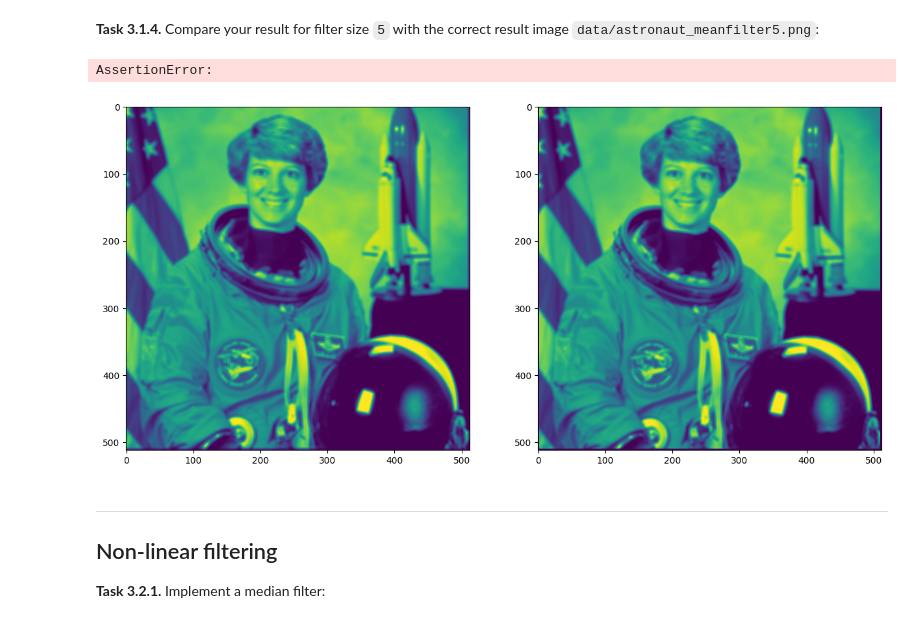
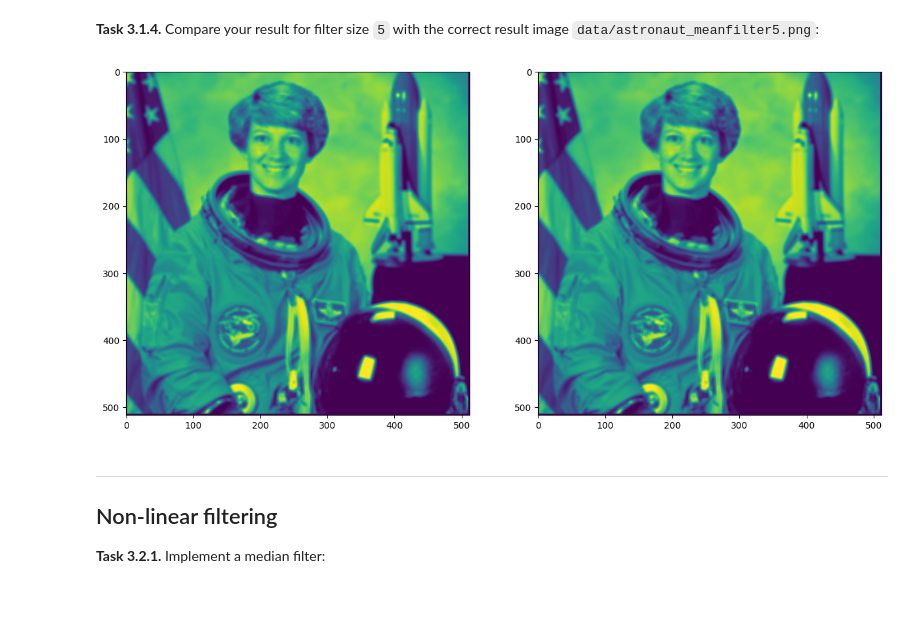
Before and after one commit to Laila-2345/mobi-fs3-python, a Jupyter notebook: task3.ipynb, the cells around one changed output. Cells and saved outputs as stored; diff of their text form; code cells hidden in the pictures.

Commit message:
task 3 correctment border

```diff
--- a/task3.ipynb
+++ b/task3.ipynb
@@ -25,17 +25,18 @@ def meanfilter(img, size):
     img_mean_copy = img.copy()
     for p in np.ndindex(img.shape):      # any pixel in image
         neighborhood_sum = 0
-        y, x = p                     # pixel extraction
-        # wth#ä##wwwwwwwteeeeeeeeeeeeeeeedddeerhaergarddddeeeddddddd
-        for q in np.ndindex(size, size):     # pixel in neighborhood
-            qy = y + q[0] - n               # rows within neighborhood = p + row? - n (half image border) -> q[] von 0 bis 2
-            qx = x + q[1] - n
+        y, x = p        # pixel extraction
+        if n <= p[0] < img.shape[0]-n and n <= p[1] < img.shape[1]-n:
 
-            if 0 <= qy < img.shape[0] and 0 <= qx < img.shape[1]:
-                neighborhood_sum += img_mean_copy[qy,qx]        # sum all neighborhood cells form -n to n
+            for q in np.ndindex(size, size):     # pixel in neighborhood
+                qy = y + q[0] - n               # rows within neighborhood = p + row? - n (half image border) -> q[] von 0 bis 2
+                qx = x + q[1] - n
+                neighborhood_sum += img_mean_copy[qy,qx]
 
-        neighborhood_mean = neighborhood_sum / (size**2)    # divide by size**2
-        result[y,x] = neighborhood_mean
+                    # sum all neighborhood cells form -n to n
+
+            neighborhood_mean = neighborhood_sum / (size**2)    # divide by size**2
+            result[y,x] = neighborhood_mean
     return result
 # %% [markdown]
 **<a id="#">Task 3.1.3.</a>** Test your implementation from above by using the function `meanfilter` for the previously loaded image and show the result:
@@ -50,18 +51,17 @@ plt.imshow(filtered_img)
 # %%
 filtered_img = meanfilter(astronaut_ori,5)
 plt.figure(figsize= (15,8))
 plt.subplot(1,2,1)
 plt.imshow(filtered_img)
 
 plt.subplot(1,2,2)
 astr5 = plt.imread('data/astronaut_meanfilter5.png')
 plt.imshow(astr5)
 
-assert(filtered_img == astr5).all()
+assert np.allclose(filtered_img, astr5, atol=1/255)
 # randpixel erhalten?? if bed falsch oder eher -n oder so?
 # %% [output]
-AssertionError:
-[figure, old version]
+[figure, new version]
 # %% [markdown]
 ---
 
```
Also changed, not shown: parts of 2 cells of this notebook.
